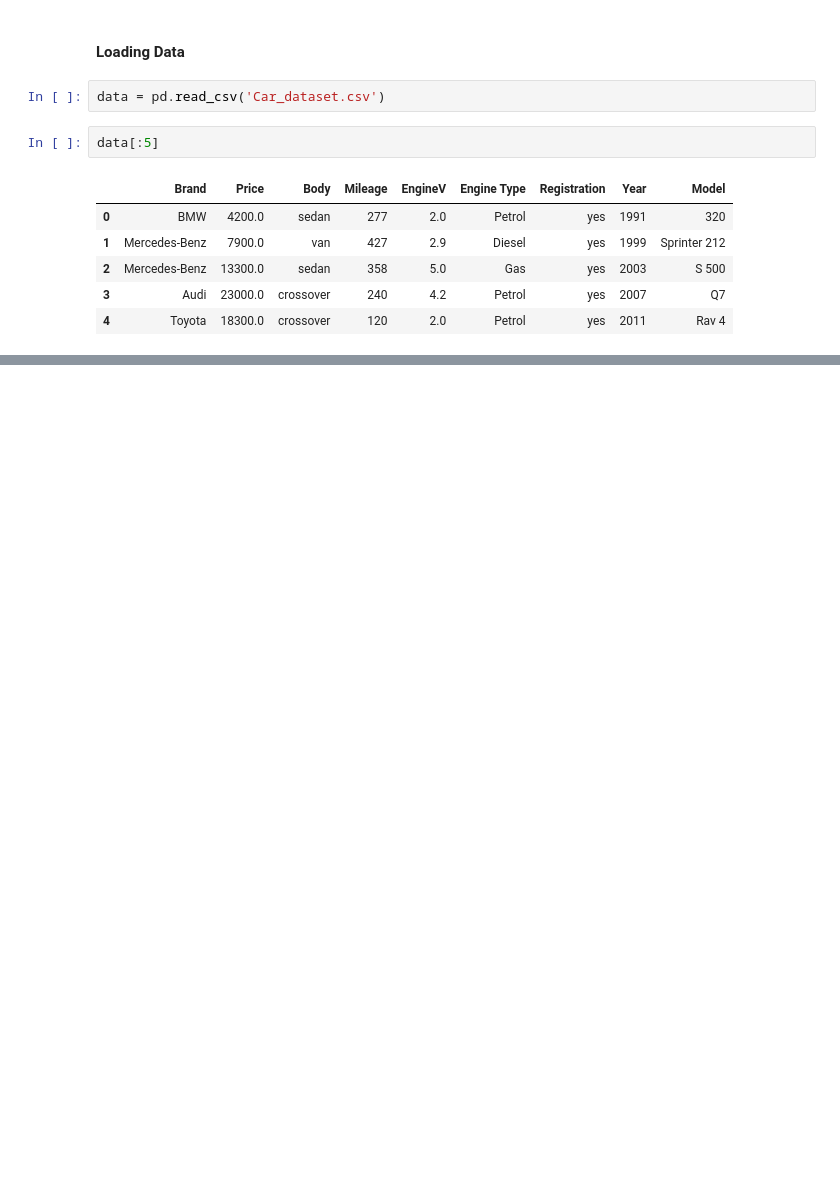
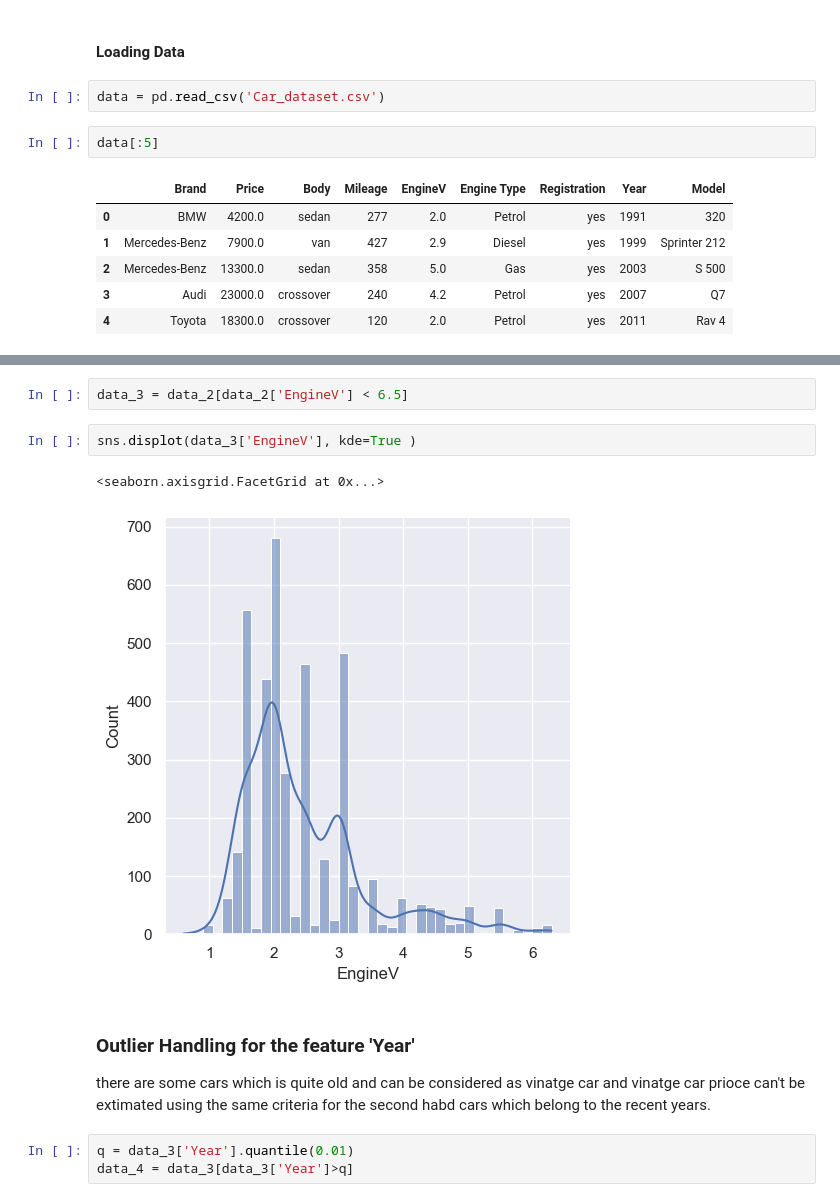
Before and after one commit to memphis95/Machine-Learning-Developer, a Jupyter notebook: 365Datascience/Machine Learning/1. Linear Regression/5. Car_data_analysis.ipynb, the cells around one changed output, grey strips where cells are left out. Cells and saved outputs as stored; diff of their text form; blank space fills up the shorter version.

```diff
--- a/365Datascience/Machine Learning/1. Linear Regression/5. Car_data_analysis.ipynb
+++ b/365Datascience/Machine Learning/1. Linear Regression/5. Car_data_analysis.ipynb
@@ -20,0 +402,14 @@ data[:5]
+# %%
+data_3 = data_2[data_2['EngineV'] < 6.5]
+# %%
+sns.displot(data_3['EngineV'], kde=True )
+# %% [output]
+<seaborn.axisgrid.FacetGrid at 0x...>
+[figure, added]
+# %% [markdown]
+### <b>Outlier Handling for the feature 'Year'</b>
+
+there are some cars which is quite old and can be considered as vinatge car and vinatge car prioce can't be extimated using the same criteria for the second habd cars which belong to the recent years.
+# %%
+q = data_3['Year'].quantile(0.01)
+data_4 = data_3[data_3['Year']>q]
```
Also changed, not shown: parts of 111 cells of this notebook, 7 other files.
